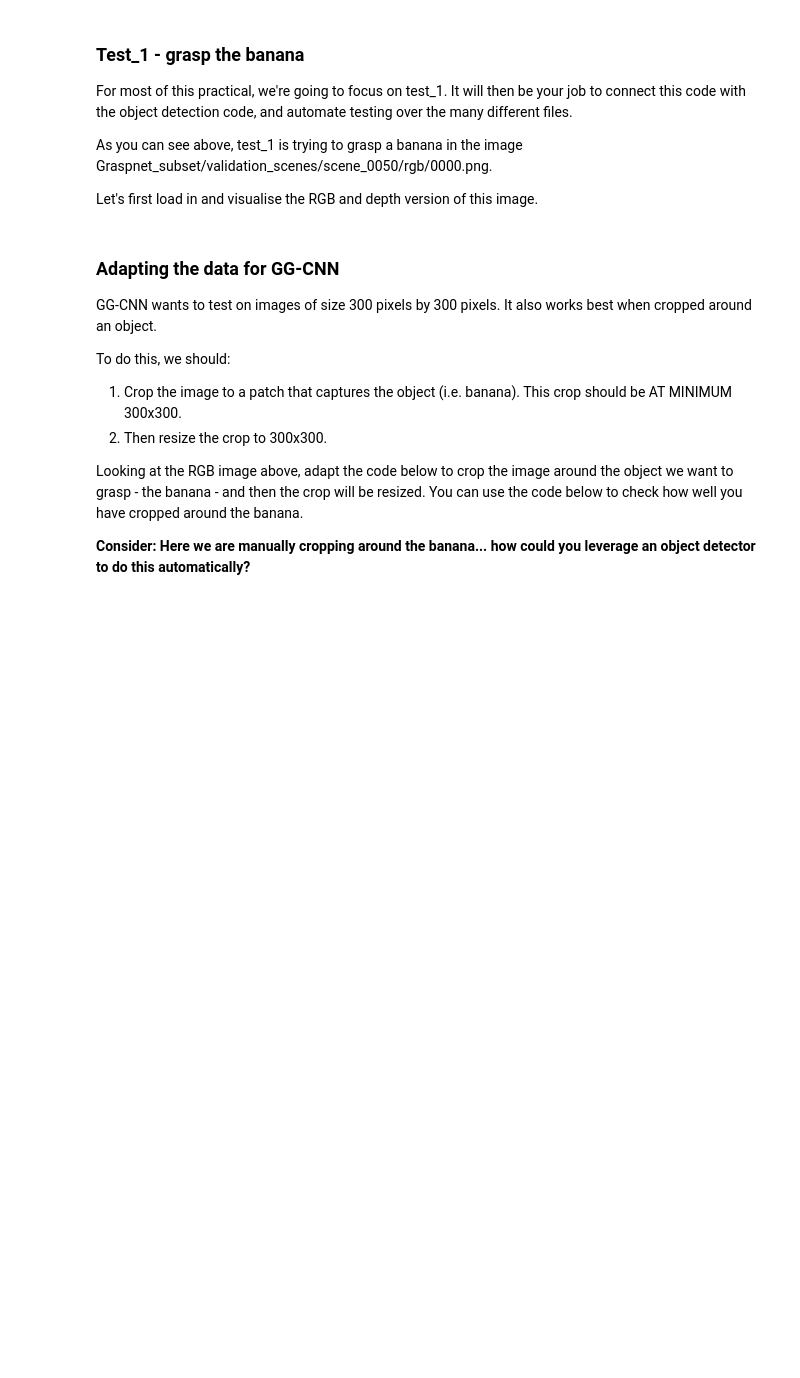
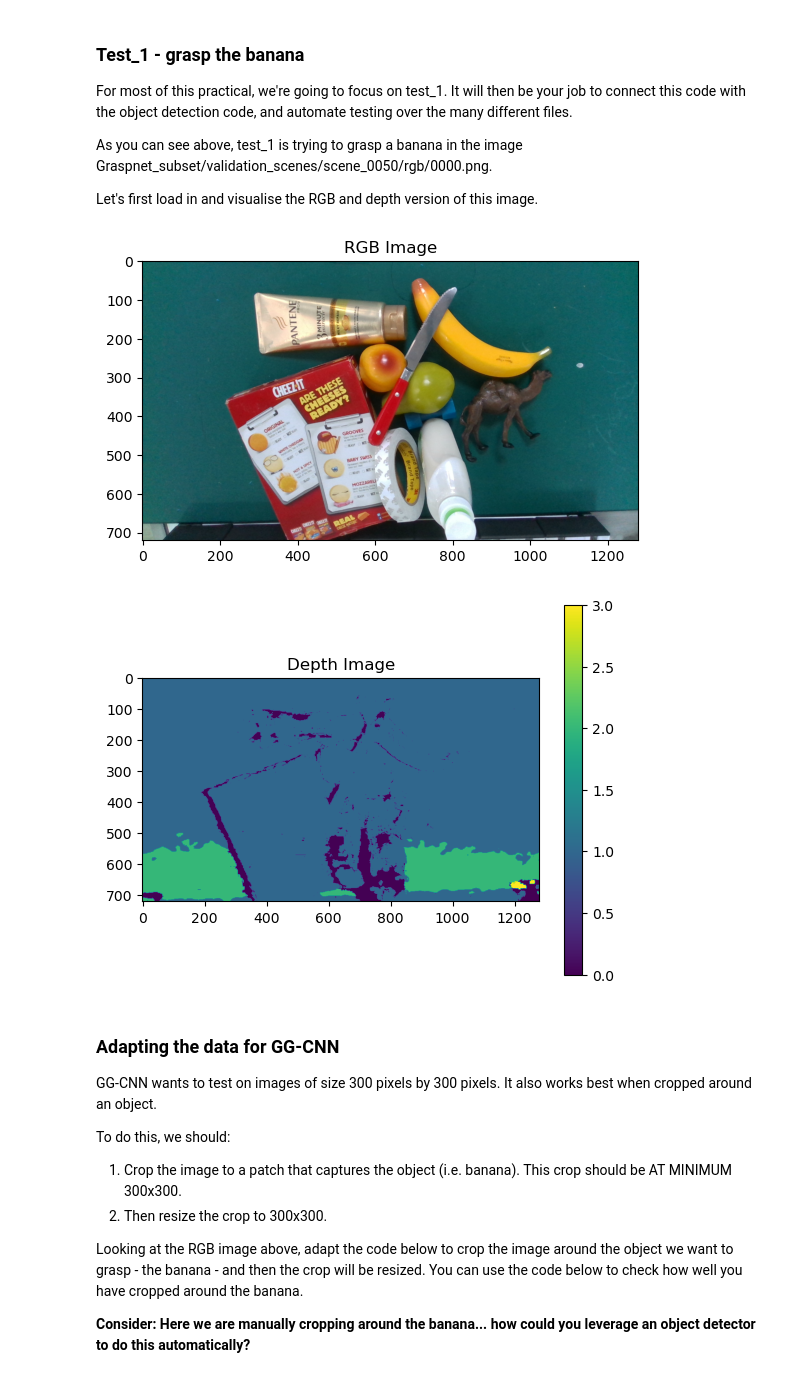
Before and after one commit to nikosuenderhauf/enn583, a Jupyter notebook: Week_11/Week_11_Practical.ipynb, the cells around one changed output. Drawn from its saved outputs; the diff is of its cells as text; code cells hidden in the pictures; blank space fills up the shorter version.

Commit message:
Week 11 and project 2 data

```diff
--- a/Week_11/Week_11_Practical.ipynb
+++ b/Week_11/Week_11_Practical.ipynb
@@ -52,23 +63,26 @@ As you can see above, test_1 is trying to grasp a banana in the image Graspnet_s
 Let's first load in and visualise the RGB and depth version of this image.
 # %%
 im_name = data['test_1'][0]
-rgb_name = f'../../enn583/Project_2/{im_name}'
+rgb_name = f'../Project_2/{im_name}'
 depth_name = rgb_name.replace('rgb', 'depth')
 
 
 im_rgb = cv2.imread(rgb_name)
 im_rgb = cv2.cvtColor(im_rgb, cv2.COLOR_BGR2RGB)
 im_depth = cv2.imread(depth_name,cv2.IMREAD_GRAYSCALE)
 
 
 plt.imshow(im_rgb)
 plt.title('RGB Image')
 plt.show()
 
 plt.imshow(im_depth)
 plt.colorbar()
 plt.title('Depth Image')
 plt.show()
+# %% [output]
+[figure, added]
+[figure, added]
 # %% [markdown]
 ### Adapting the data for GG-CNN
 
```
Also changed, not shown: parts of 4 cells of this notebook.
